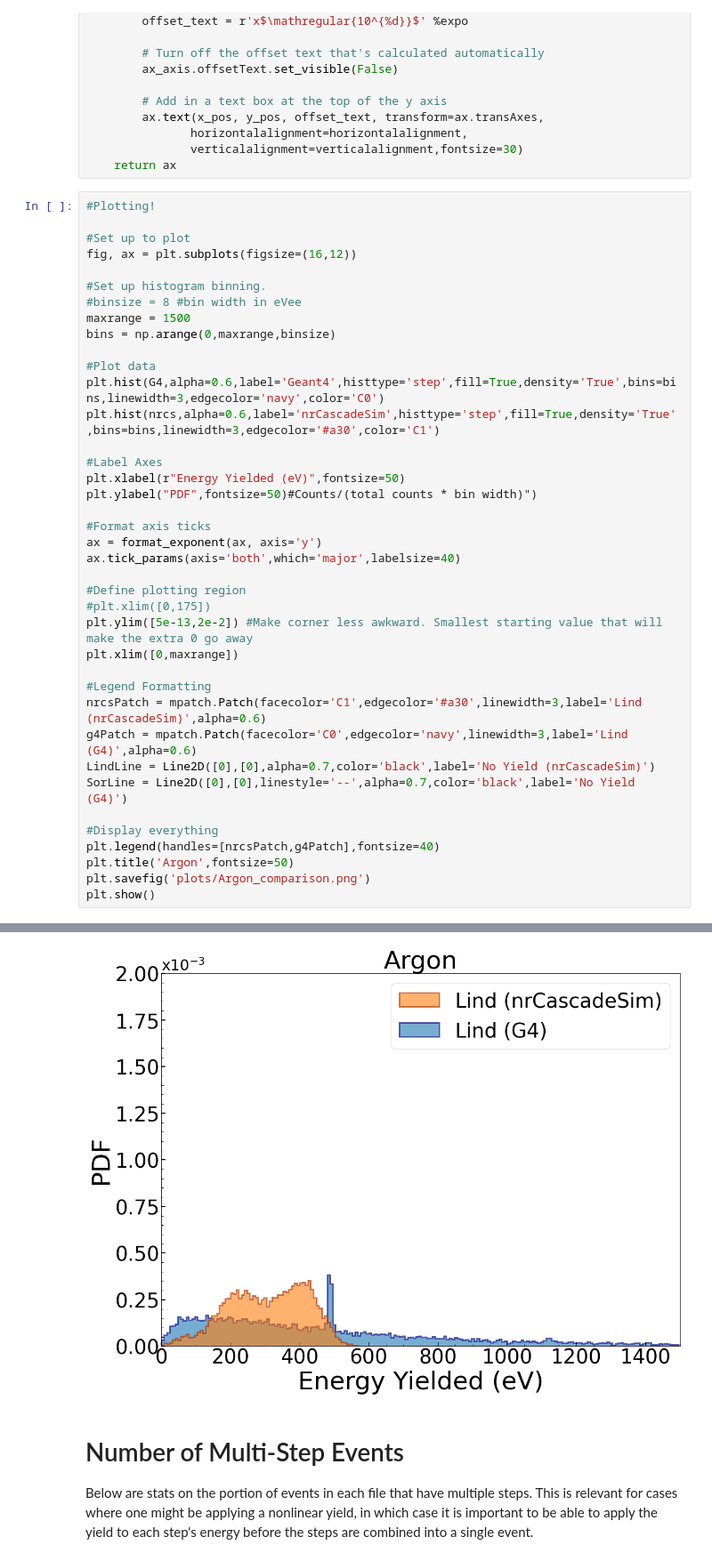
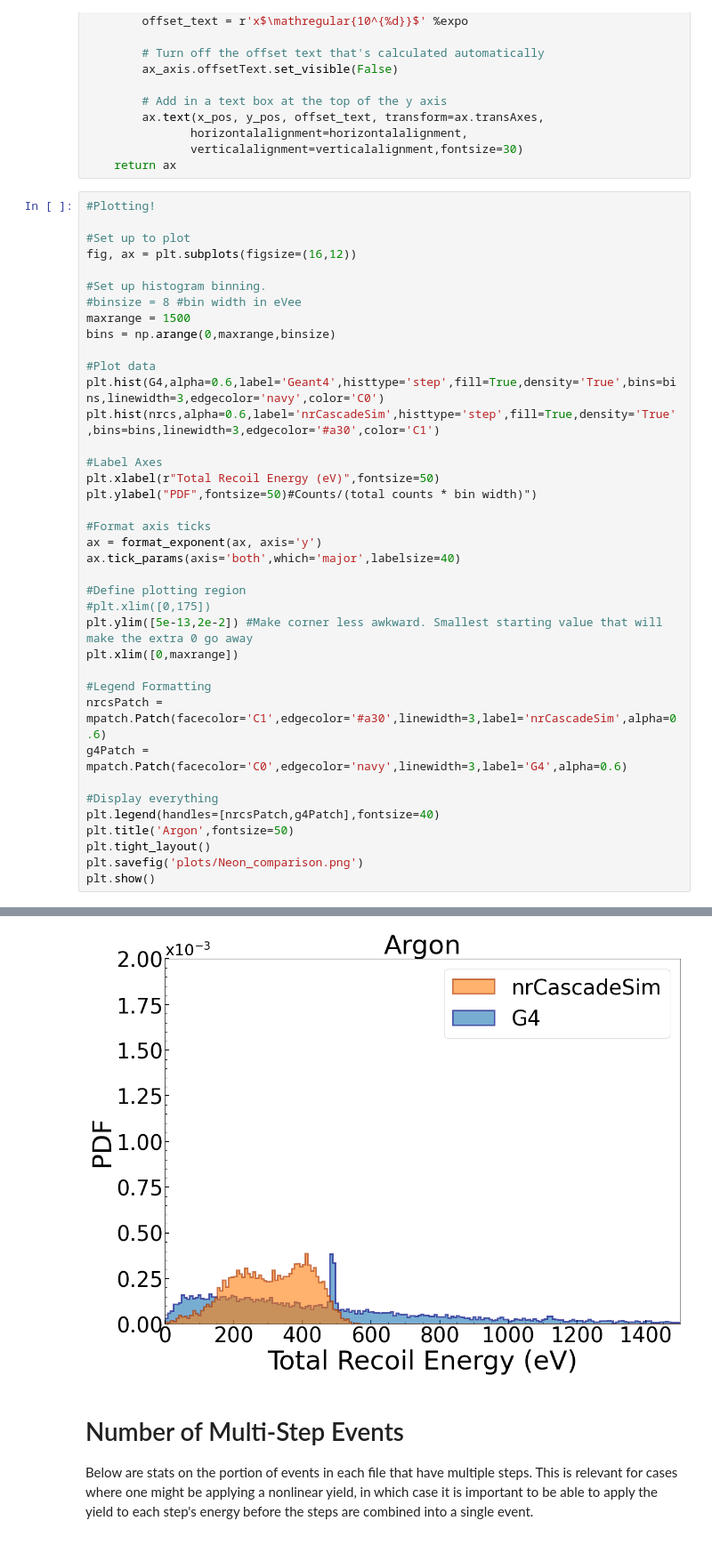
Before and after one commit to villano-lab/nrCascadeSim, a Jupyter notebook: example-usecase/Z_G4Comparison.ipynb, the cells around one changed output, grey strips where cells are left out. Shown at 89% size. Saved outputs shown, nothing was run; the diff lists cells and outputs as text.

```diff
--- a/example-usecase/Z_G4Comparison.ipynb
+++ b/example-usecase/Z_G4Comparison.ipynb
@@ -393,40 +396,39 @@ fig, ax = plt.subplots(figsize=(16,12))
 #Set up histogram binning.
 #binsize = 8 #bin width in eVee
 maxrange = 1500
 bins = np.arange(0,maxrange,binsize)
 
 #Plot data
 plt.hist(G4,alpha=0.6,label='Geant4',histtype='step',fill=True,density='True',bins=bins,linewidth=3,edgecolor='navy',color='C0')
 plt.hist(nrcs,alpha=0.6,label='nrCascadeSim',histtype='step',fill=True,density='True',bins=bins,linewidth=3,edgecolor='#a30',color='C1')
 
 #Label Axes
-plt.xlabel(r"Energy Yielded (eV)",fontsize=50)
+plt.xlabel(r"Total Recoil Energy (eV)",fontsize=50)
 plt.ylabel("PDF",fontsize=50)#Counts/(total counts * bin width)")
 
 #Format axis ticks
 ax = format_exponent(ax, axis='y')
 ax.tick_params(axis='both',which='major',labelsize=40)
 
 #Define plotting region
 #plt.xlim([0,175])
 plt.ylim([5e-13,2e-2]) #Make corner less awkward. Smallest starting value that will make the extra 0 go away
 plt.xlim([0,maxrange])
 
 #Legend Formatting
-nrcsPatch = mpatch.Patch(facecolor='C1',edgecolor='#a30',linewidth=3,label='Lind (nrCascadeSim)',alpha=0.6)
-g4Patch = mpatch.Patch(facecolor='C0',edgecolor='navy',linewidth=3,label='Lind (G4)',alpha=0.6)
-LindLine = Line2D([0],[0],alpha=0.7,color='black',label='No Yield (nrCascadeSim)')
-SorLine = Line2D([0],[0],linestyle='--',alpha=0.7,color='black',label='No Yield (G4)')
+nrcsPatch = mpatch.Patch(facecolor='C1',edgecolor='#a30',linewidth=3,label='nrCascadeSim',alpha=0.6)
+g4Patch = mpatch.Patch(facecolor='C0',edgecolor='navy',linewidth=3,label='G4',alpha=0.6)
 
 #Display everything
 plt.legend(handles=[nrcsPatch,g4Patch],fontsize=40)
 plt.title('Argon',fontsize=50)
-plt.savefig('plots/Argon_comparison.png')
+plt.tight_layout()
+plt.savefig('plots/Neon_comparison.png')
 plt.show()
 # %% [output]
 findfont: Font family ['Arial'] not found. Falling back to DejaVu Sans.
 Deprecated in NumPy 1.20; for more details and guidance: https://numpy.org/devdocs/release/1.20.0-notes.html#deprecations
-[figure, old version]
+[figure, new version]
 # %% [markdown]
 # Number of Multi-Step Events
 Below are stats on the portion of events in each file that have multiple steps.
```
Also changed, not shown: parts of 3 cells of this notebook, 4 other files.
